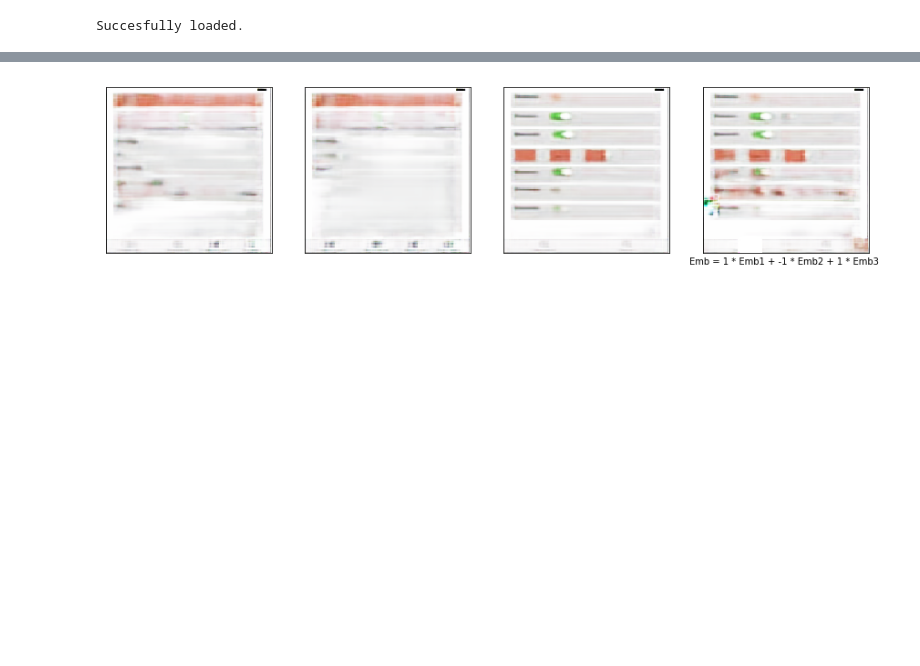
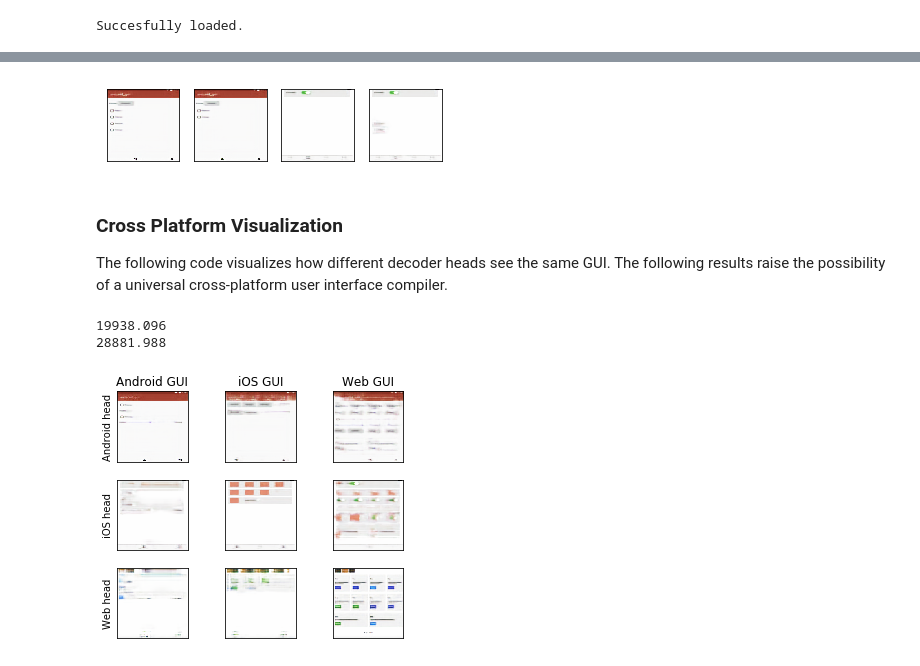
Before and after one commit to ngundotra/code2pix, a Jupyter notebook: Encoder Decoder Visualization.ipynb, the cells around one changed output, grey strips where cells are left out. Drawn from its saved outputs; the diff is of its cells as text; code cells hidden in the pictures; blank space fills up the shorter version.

```diff
--- a/Encoder Decoder Visualization.ipynb
+++ b/Encoder Decoder Visualization.ipynb
@@ -294,6 +316,38 @@ sim, close_web = find_most_similar_image(web_pt, datasets[0], encoder)
 close_img, _ = unpack_point(close_web)
 
 img2add, _ = sample_point(datasets[1])
-plot_lin_comb([web_img, close_img, img2add], np.array([1, -1, 1]), encoder, ios_head, fname='add_web_diff_ios.png', save=True)
+plot_lin_comb([web_img, close_img, img2add], np.array([1, -1, 1]), encoder, [android_head, android_head, ios_head, ios_head],
+              fname='add_android_diff_ios.png', save=True)
 # %% [output]
-[figure, old version]
+[figure, new version]
+# %% [markdown]
+### Cross Platform Visualization
+
+The following code visualizes how different decoder heads see the same GUI. The following results raise the possibility of a universal cross-platform user interface compiler.
+# %%
+# Find similar images across all three datasets
+android_img = random.choice(emb_sets[0])
+sim1, close_ios = get_closest_emb(android_img, emb_sets[1], l1_loss)
+print(sim1)
+sim2, close_web = get_closest_emb(android_img, emb_sets[2], l1_loss)
+print(sim2)
+decoder = [android_head, ios_head, web_head]
+
+fig, axes = plt.subplots(3, 3)
+# imgs = [unpack_point(pt)[0] for pt in [android_img, close_ios, close_web]]
+imgs = [android_img, close_ios, close_web]
+names = ['Android', 'iOS', 'Web']
+for idx, dec in enumerate(decoder):
+    axes[idx][0].set_ylabel("{} head".format(names[idx]))
+    for i, ax in enumerate(axes[idx, :]):
+        ax.imshow(dec.predict(np.expand_dims(imgs[i], axis=0))[0])
+        if idx == 0:
+            ax.set_title('{} GUI'.format(names[i]))
+        ax.set_yticks([])
+        ax.set_xticks([])
+fig.set_tight_layout(True)
+fig.savefig("cross-platform.png", dpi=200, figsize=(8, 8))
+# %% [output]
+19938.096
+28881.988
+[figure, added]
```
Also changed, not shown: parts of 21 cells of this notebook, 1 other file.
